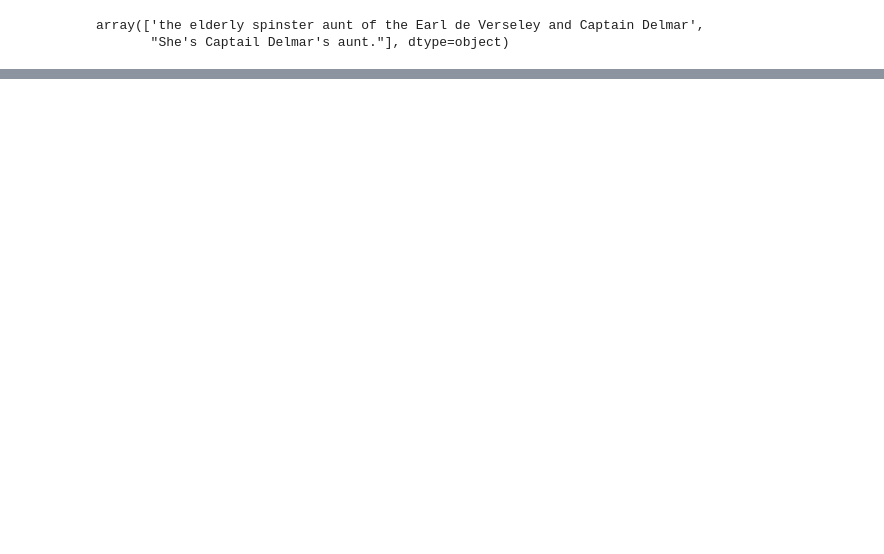
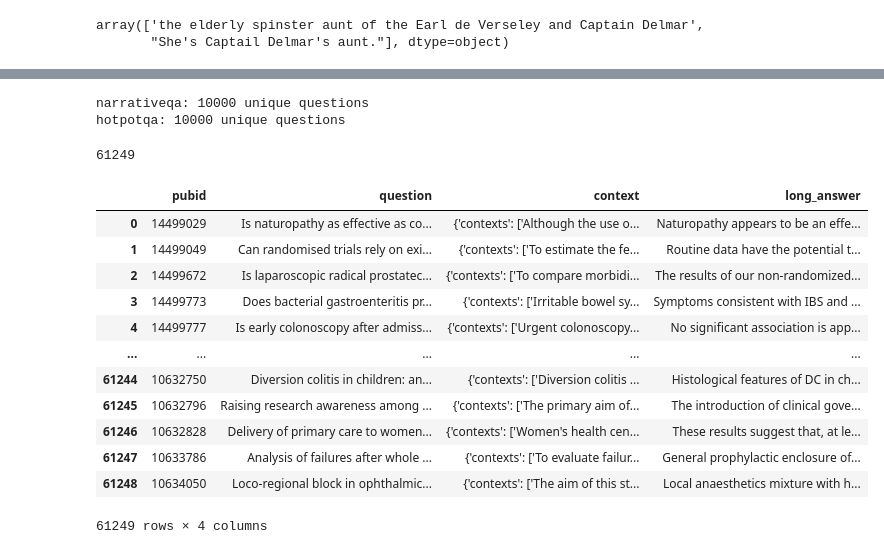
Before and after one commit to deshanshehntha/Milestone-2, a Jupyter notebook: Ingest_data.ipynb, the cells around one changed output, grey strips where cells are left out. Cells and saved outputs as stored; diff of their text form; code cells hidden in the pictures; blank space fills up the shorter version.

```diff
--- a/Ingest_data.ipynb
+++ b/Ingest_data.ipynb
@@ -571,0 +615,54 @@ Loaded NarrativeQA rows: 10000 from /data/narative_qa.csv
+# %%
+import chromadb
+from chromadb.config import Settings
+
+client = chromadb.PersistentClient(
+    path=CHROMA_DB_PATH,
+    settings=Settings(
+        anonymized_telemetry=False,
+        allow_reset=True,
+    ),
+)
+
+QUESTION_KEY = "question_id"   # change if needed
+
+for c in client.list_collections():
+    # fetch only metadata (no embeddings, no documents)
+    res = c.get(include=["metadatas"])
+
+    metadatas = res.get("metadatas", [])
+    questions = {
+        md.get(QUESTION_KEY)
+        for md in metadatas
+        if md and QUESTION_KEY in md
+    }
+
+    print(f"{c.name}: {len(questions)} unique questions")
+# %% [output]
+narrativeqa: 10000 unique questions
+hotpotqa: 10000 unique questions
+# %%
+from datasets import load_dataset
+
+ds = load_dataset("qiaojin/PubMedQA", "pqa_unlabeled")
+# %%
+pubmedqa = ds["train"].to_pandas()
+len(pubmedqa)
+# %% [output]
+61249
+# %%
+pubmedqa
+# %% [output]
+|  | pubid | question | context | long_answer |
+| 0 | 14499029 | Is naturopathy as effective as co... | {'contexts': ['Although the use o... | Naturopathy appears to be an effe... |
+| 1 | 14499049 | Can randomised trials rely on exi... | {'contexts': ['To estimate the fe... | Routine data have the potential t... |
+| 2 | 14499672 | Is laparoscopic radical prostatec... | {'contexts': ['To compare morbidi... | The results of our non-randomized... |
+| 3 | 14499773 | Does bacterial gastroenteritis pr... | {'contexts': ['Irritable bowel sy... | Symptoms consistent with IBS and ... |
+| 4 | 14499777 | Is early colonoscopy after admiss... | {'contexts': ['Urgent colonoscopy... | No significant association is app... |
+| ... | ... | ... | ... | ... |
+| 61244 | 10632750 | Diversion colitis in children: an... | {'contexts': ['Diversion colitis ... | Histological features of DC in ch... |
+| 61245 | 10632796 | Raising research awareness among ... | {'contexts': ['The primary aim of... | The introduction of clinical gove... |
+| 61246 | 10632828 | Delivery of primary care to women... | {'contexts': ['Women's health cen... | These results suggest that, at le... |
+| 61247 | 10633786 | Analysis of failures after whole ... | {'contexts': ['To evaluate failur... | General prophylactic enclosure of... |
+| 61248 | 10634050 | Loco-regional block in ophthalmic... | {'contexts': ['The aim of this st... | Local anaesthetics mixture with h... |
+61249 rows × 4 columns
```
Also changed, not shown: parts of 7 cells of this notebook, 20 other files.
